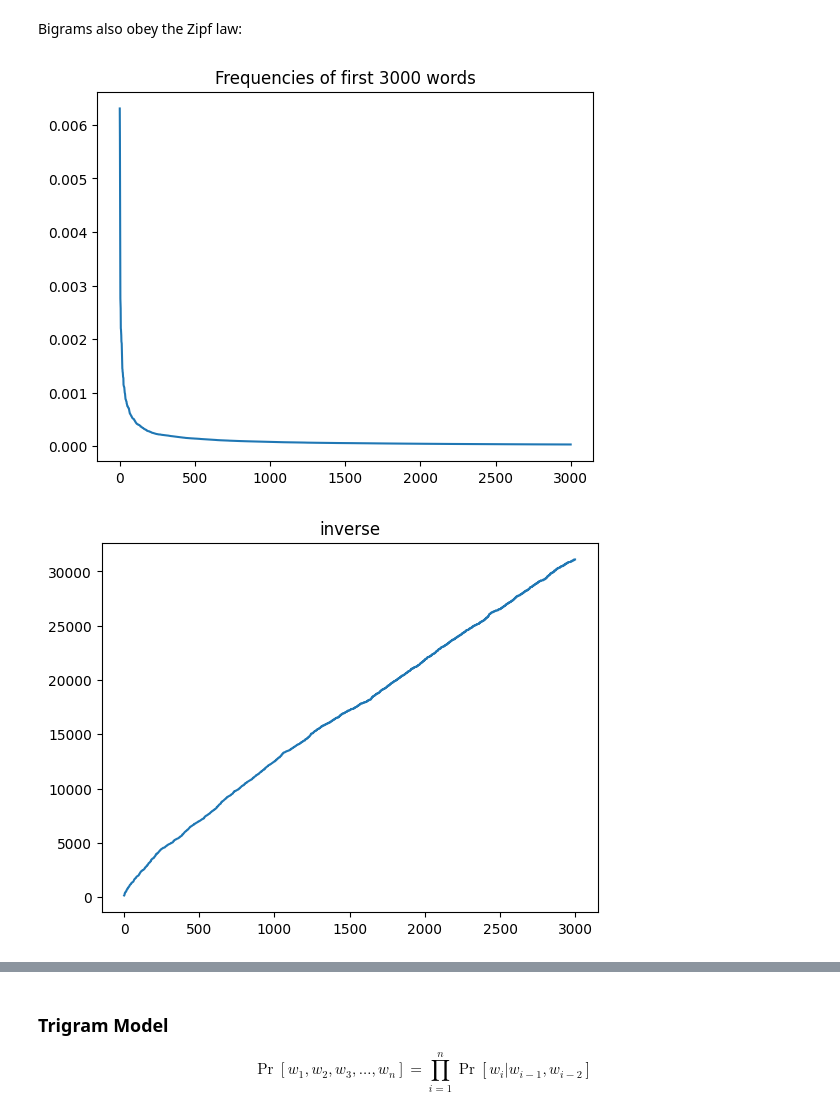
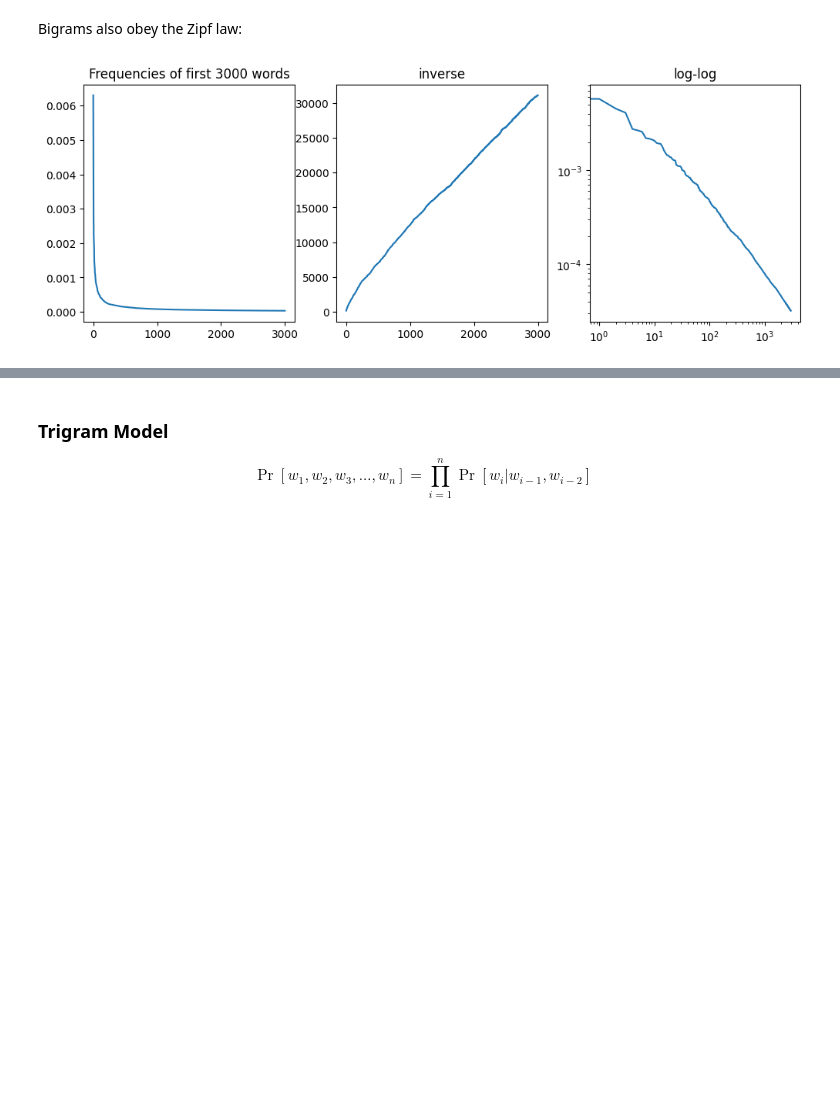
Before and after one commit to alonkipnis/ITnLM, a Jupyter notebook: ngram.ipynb, the cells around one changed output, grey strips where cells are left out. Cells and saved outputs as stored; diff of their text form; code cells hidden in the pictures; blank space fills up the shorter version.

```diff
--- a/ngram.ipynb
+++ b/ngram.ipynb
@@ -113,7 +121,7 @@ Here we use this dataset arranged in a .csv file as an be found at https://www.k
 # %% [markdown]
 Read dataset file. Each row is a review.
 # %%
-DATA_FOLDER = "./"
+DATA_FOLDER = "data/"
 df = pd.read_csv(DATA_FOLDER + "IMDB reviews.csv")
 print(df.describe())
 print(df.head())
@@ -374,17 +366,17 @@ Bigrams also obey the Zipf law:
 # %%
 n = 3000
 
-plt.title(f"Frequencies of first {n} words")
-plt.plot(model_2gram.freq.values[:n])
+fig, axs = plt.subplots(1, 3, figsize=(12, 4))
+
+axs[0].set_title(f"Frequencies of first {n} words")
+axs[0].plot(model_2gram.freq.values[:n])
+
+axs[1].set_title("inverse")
+axs[1].plot(1 / model_2gram.freq.values[:n])
+
+axs[2].set_title("log-log")
+axs[2].loglog(model_2gram.freq.values[:n])
+
 plt.show()
-
-plt.title("inverse")
-plt.plot(1 / model_2gram.freq.values[:n])
-plt.show()
-
-plt.title("log-log")
-plt.loglog(model_2gram.freq.values[:n])
-plt.show()
 # %% [output]
-[figure, old version]
+[figure, new version]
-[figure, removed]
```
Also changed, not shown: parts of 52 cells of this notebook, 36 other files.
